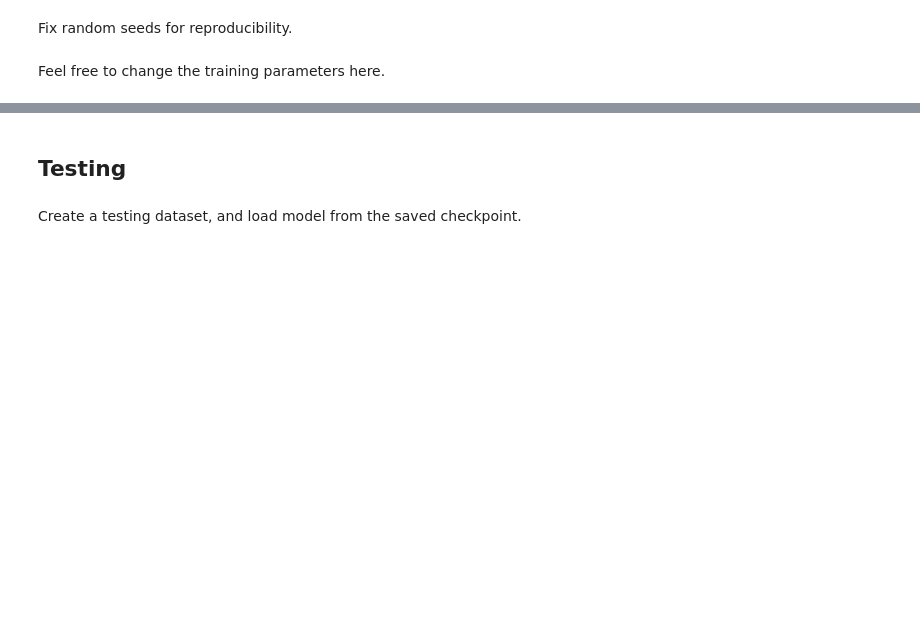
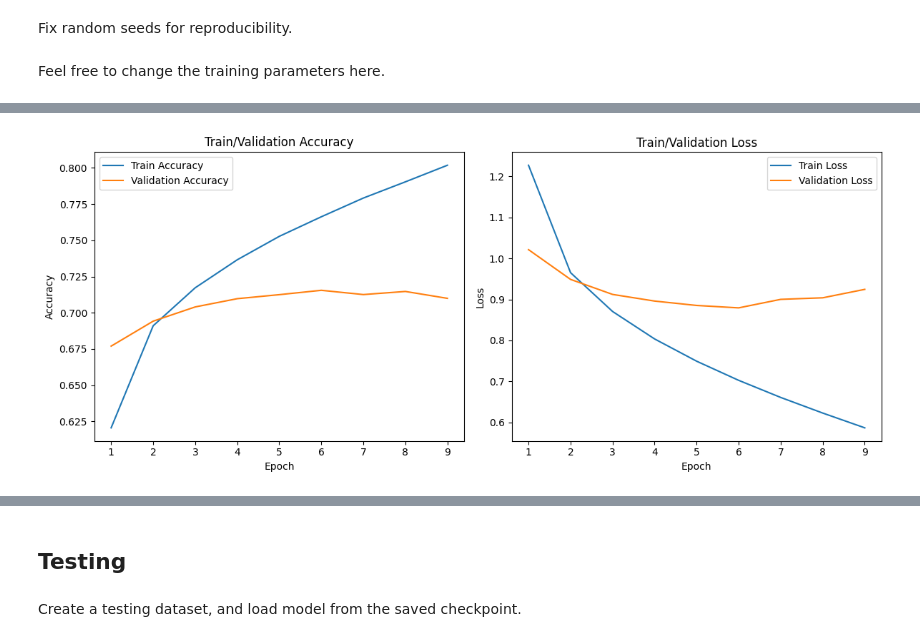
Before and after one commit to andy5209/ML2021hw, a Jupyter notebook: HW02/HW02-1.ipynb, the cells around one changed output, grey strips where cells are left out. Saved outputs shown, nothing was run; the diff lists cells and outputs as text; code cells hidden in the pictures; blank space fills up the shorter version.

```diff
--- a/HW02/HW02-1.ipynb
+++ b/HW02/HW02-1.ipynb
@@ -68,7 +69,7 @@ class TIMITDataset(Dataset):
     def __init__(self, X, y=None):
         self.data = torch.from_numpy(X).float()
         if y is not None:
-            y = y.astype(np.int)
+            y = y.astype(int)
             self.label = torch.LongTensor(y)
         else:
             self.label = None
@@ -131,7 +132,7 @@ class Classifier(nn.Module):
         self.layer3 = nn.Linear(512, 128)
         self.out = nn.Linear(128, 39)
 
-        self.act_fn = nn.Sigmoid()
+        self.act_fn = nn.ReLU()
 
     def forward(self, x):
         x = self.layer1(x)
@@ -258,7 +261,7 @@ for epoch in range(num_epoch): # 迴圈遍歷指定的 epoch 次數
                 early_stop_cnt += 1 # early stopping 計數器加一
                 print(f'EarlyStop counter: {early_stop_cnt}') # 打印當前 early stopping 計數器的值
 
-            if early_stop_cnt >= 200: # Default early stop count - 如果 early stopping 計數器達到或超過設定的閾值 (200)
+            if early_stop_cnt >= 3: # Default early stop count - 如果 early stopping 計數器達到或超過設定的閾值 (200)
                 print('Early stopping!') # 打印 early stopping 的訊息
                 break # Stop the training loop，終止訓練迴圈
 
@@ -291,0 +297,30 @@ saving model with acc 0.702
+# %%
+# 將ReLU畫成圖
+epochs = list(range(1, len(Train_Acc) + 1)) # Use the length of Train_Acc to determine the number of epochs
+# 畫圖
+import matplotlib.pyplot as plt # Import matplotlib.pyplot
+
+plt.figure(figsize=(12, 5))
+
+# 準確率圖
+plt.subplot(1, 2, 1)
+plt.plot(epochs, Train_Acc, label='Train Accuracy') # Use Train_Acc
+plt.plot(epochs, Val_Acc, label='Validation Accuracy') # Use Val_Acc
+plt.xlabel('Epoch')
+plt.ylabel('Accuracy')
+plt.title('Train/Validation Accuracy')
+plt.legend()
+
+# 損失圖
+plt.subplot(1, 2, 2)
+plt.plot(epochs, Train_loss, label='Train Loss') # Use Train_loss
+plt.plot(epochs, Val_loss, label='Validation Loss') # Use Val_loss
+plt.xlabel('Epoch')
+plt.ylabel('Loss')
+plt.title('Train/Validation Loss')
+plt.legend()
+
+plt.tight_layout()
+plt.show()
+# %% [output]
+[figure, added]
```
Also changed, not shown: parts of 6 cells of this notebook.
